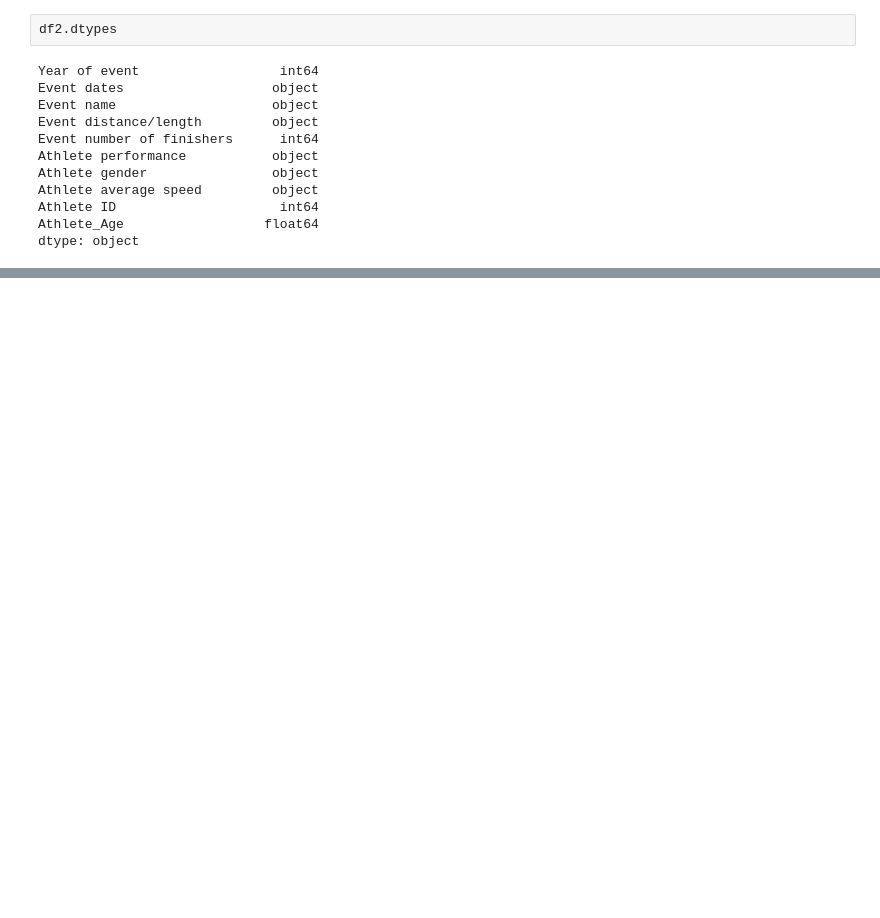
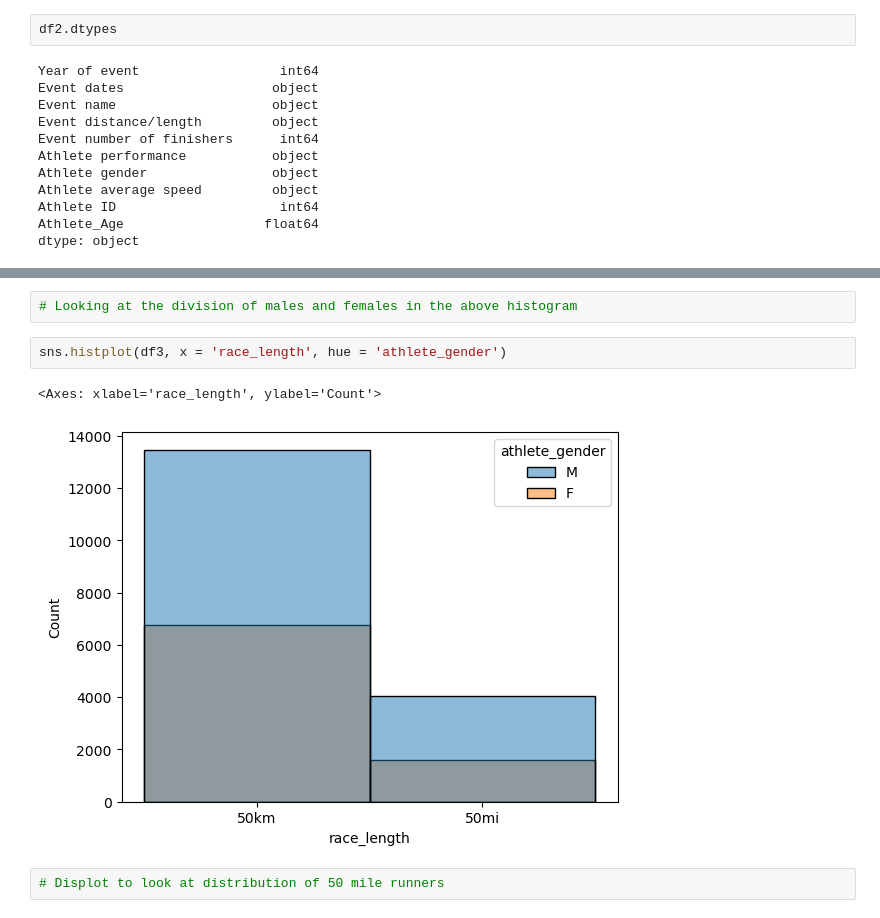
Before and after one commit to adisring/Ultra-Marathon-Analysis, a Jupyter notebook: UltraMarathon.ipynb, the cells around one changed output, grey strips where cells are left out. Saved outputs shown, nothing was run; the diff lists cells and outputs as text; blank space fills up the shorter version.

```diff
--- a/UltraMarathon.ipynb
+++ b/UltraMarathon.ipynb
@@ -378,0 +466,9 @@ dtype: object
+# %%
+# Looking at the division of males and females in the above histogram
+# %%
+sns.histplot(df3, x = 'race_length', hue = 'athlete_gender')
+# %% [output]
+<Axes: xlabel='race_length', ylabel='Count'>
+[figure, added]
+# %%
+# Displot to look at distribution of 50 mile runners
```
Also changed, not shown: parts of 37 cells of this notebook.
